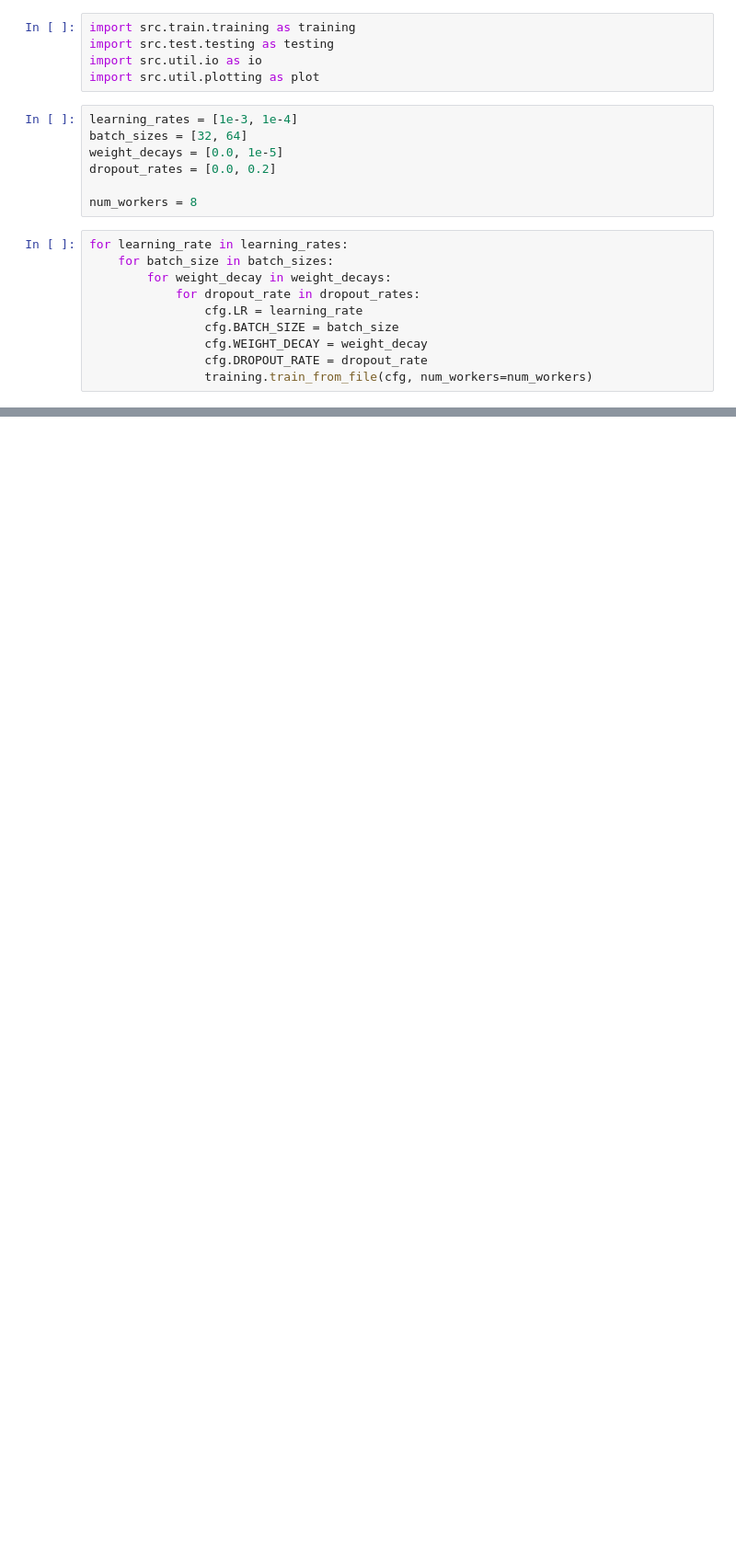
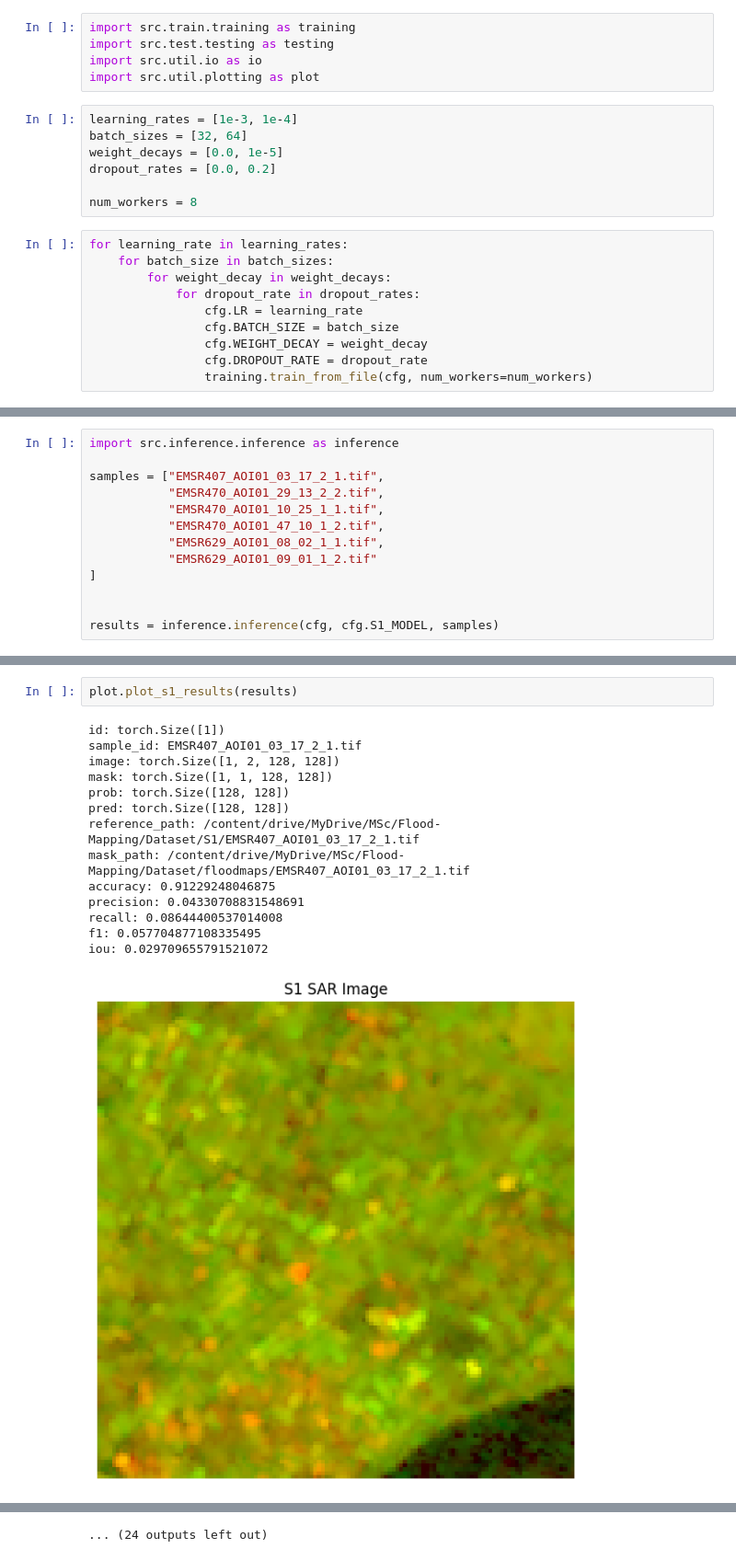
Before and after one commit to TAX2310/Flood-Mapping, a Jupyter notebook: 02_train_s1.ipynb, the cells around one changed output, grey strips where cells are left out. Shown at 92% size. Saved outputs shown, nothing was run; the diff lists cells and outputs as text; blank space fills up the shorter version.

```diff
--- a/02_train_s1.ipynb
+++ b/02_train_s1.ipynb
@@ -109,0 +213,13 @@ plot.plot_s1_results(results)
+# %%
+import src.inference.inference as inference
+
+samples = ["EMSR407_AOI01_03_17_2_1.tif",
+           "EMSR470_AOI01_29_13_2_2.tif",
+           "EMSR470_AOI01_10_25_1_1.tif",
+           "EMSR470_AOI01_47_10_1_2.tif",
+           "EMSR629_AOI01_08_02_1_1.tif",
+           "EMSR629_AOI01_09_01_1_2.tif"
+]
+
+
+results = inference.inference(cfg, cfg.S1_MODEL, samples)
@@ -109,0 +228,17 @@ plot.plot_s1_results(results)
+# %%
+plot.plot_s1_results(results)
+# %% [output]
+id: torch.Size([1])
+sample_id: EMSR407_AOI01_03_17_2_1.tif
+image: torch.Size([1, 2, 128, 128])
+mask: torch.Size([1, 1, 128, 128])
+prob: torch.Size([128, 128])
+pred: torch.Size([128, 128])
+reference_path: /content/drive/MyDrive/MSc/Flood-Mapping/Dataset/S1/EMSR407_AOI01_03_17_2_1.tif
+mask_path: /content/drive/MyDrive/MSc/Flood-Mapping/Dataset/floodmaps/EMSR407_AOI01_03_17_2_1.tif
+accuracy: 0.91229248046875
+precision: 0.04330708831548691
+recall: 0.08644400537014008
+f1: 0.057704877108335495
+iou: 0.029709655791521072
+[figure, added]
@@ -109,0 +267 @@ plot.plot_s1_results(results)
+... (24 outputs left out)
```
Also changed, not shown: parts of 13 cells of this notebook, 9 other files.
